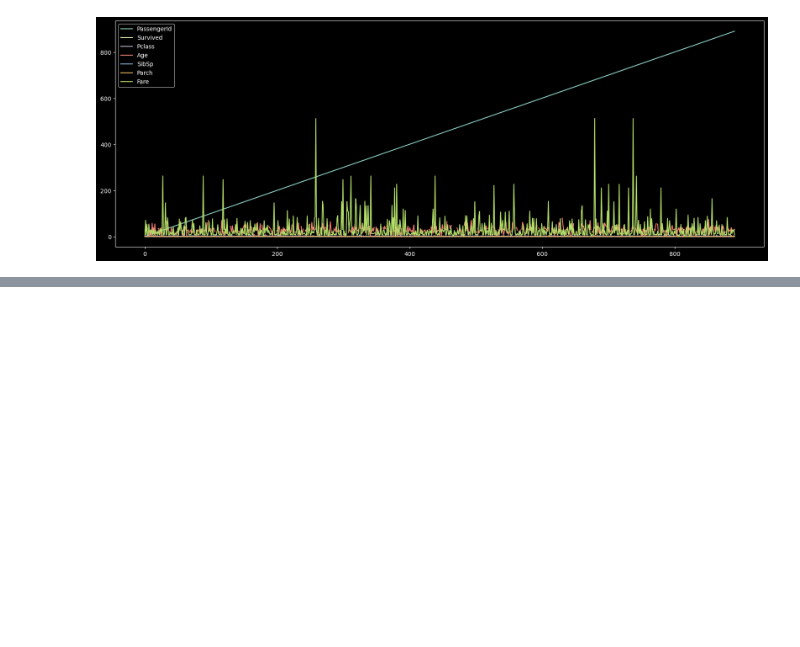
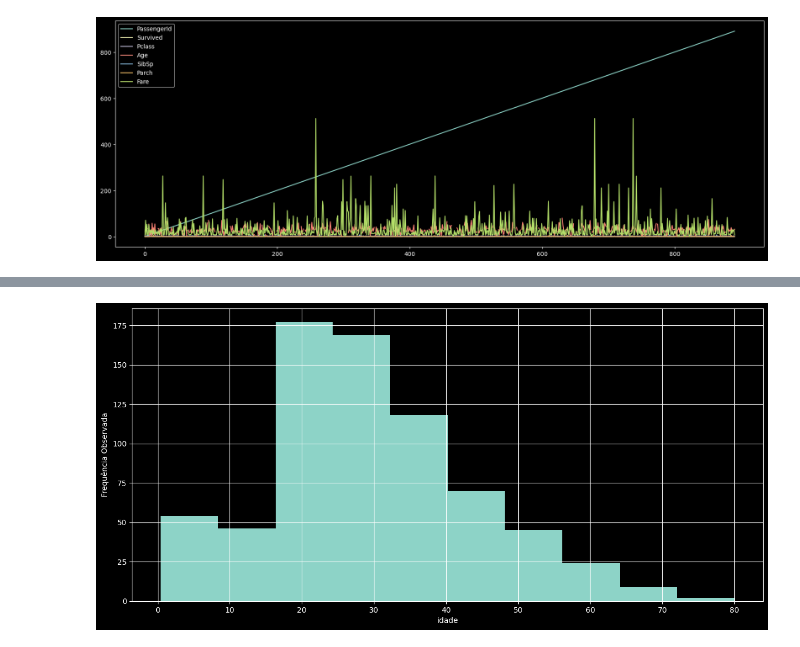
Before and after one commit to KeichiTS/Curso_Manipulacao_e_analise_de_dados_com_Pandas, a Jupyter notebook: plotGraph.ipynb, the cells around one changed output, grey strips where cells are left out. Drawn from its saved outputs; the diff is of its cells as text; code cells hidden in the pictures; blank space fills up the shorter version.

```diff
--- a/plotGraph.ipynb
+++ b/plotGraph.ipynb
@@ -72,0 +94,7 @@ SyntaxError: invalid syntax (3716666369.py, line 1)
+# %%
+d.Age.hist()
+plt.xlabel('idade')
+plt.ylabel('Frequência Observada')
+plt.show()
+# %% [output]
+[figure, added]
```
Also changed, not shown: parts of 5 cells of this notebook.
